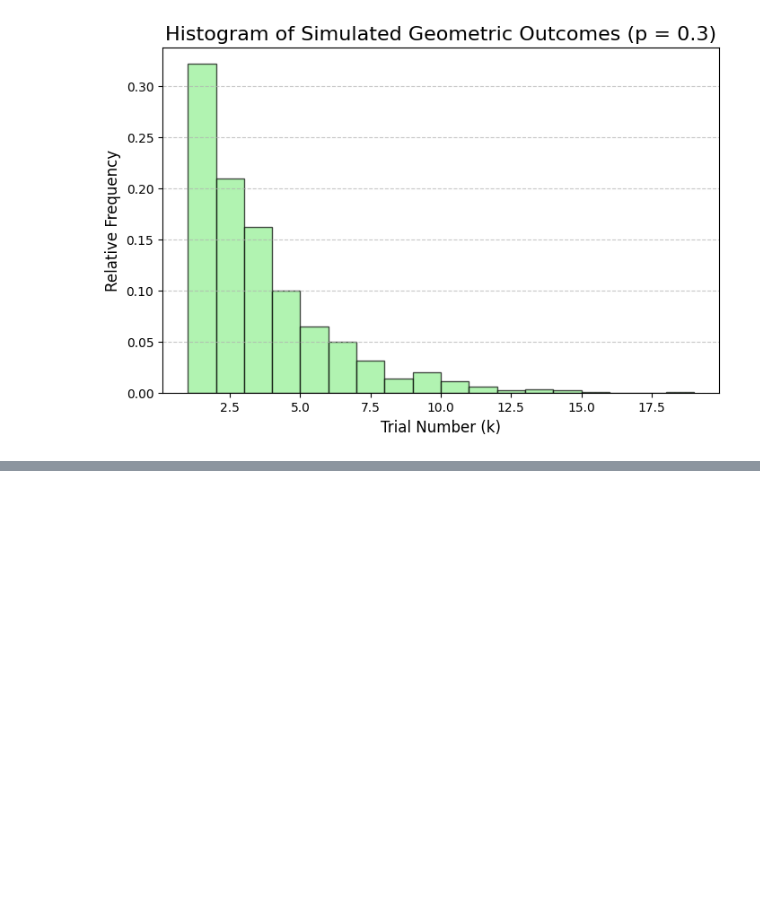
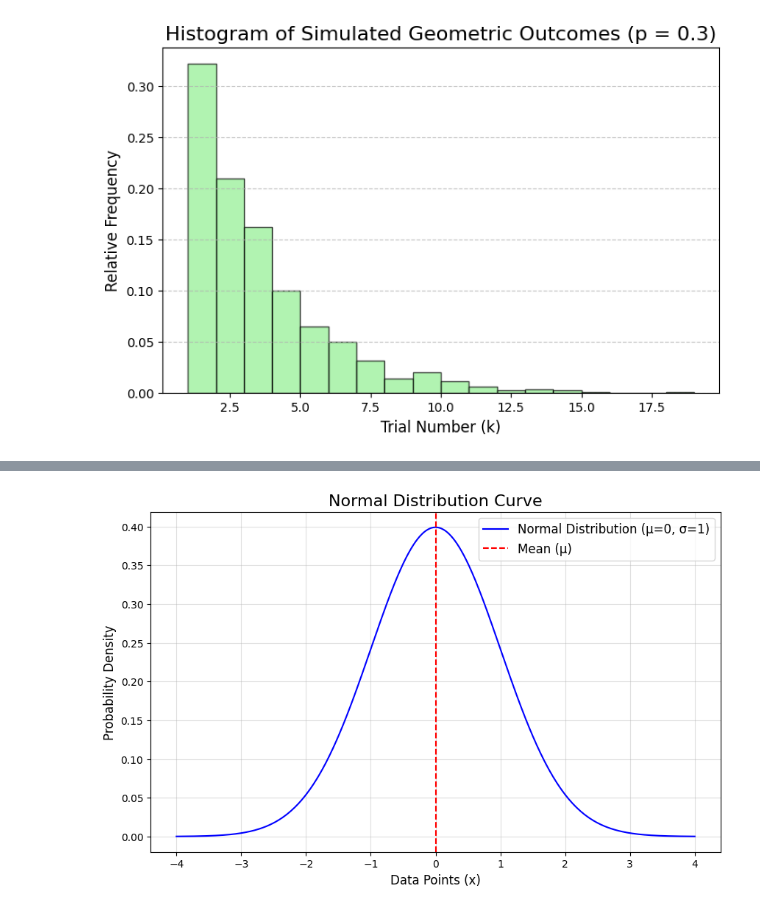
Before and after one commit to vigneshwarjayabal/Probability_and_statistic, a Jupyter notebook: Probability_Distribution.ipynb, the cells around one changed output, grey strips where cells are left out. Drawn from its saved outputs; the diff is of its cells as text; code cells hidden in the pictures; blank space fills up the shorter version.

```diff
--- a/Probability_Distribution.ipynb
+++ b/Probability_Distribution.ipynb
@@ -322,0 +371,27 @@ plt.show()
+# %%
+import numpy as np
+import matplotlib.pyplot as plt
+from scipy.stats import norm
+
+# Parameters of the Normal Distribution
+mean = 0       # Mean (μ)
+std_dev = 1    # Standard Deviation (σ)
+
+# Generate values for the x-axis (data points)
+x = np.linspace(-4, 4, 1000)
+
+# Calculate the Probability Density Function (PDF)
+pdf = norm.pdf(x, loc=mean, scale=std_dev)
+
+# Plot the Normal Distribution
+plt.figure(figsize=(10, 6))
+plt.plot(x, pdf, color='blue', label=f'Normal Distribution (μ={mean}, σ={std_dev})')
+plt.title("Normal Distribution Curve", fontsize=16)
+plt.xlabel("Data Points (x)", fontsize=12)
+plt.ylabel("Probability Density", fontsize=12)
+plt.grid(alpha=0.4)
+plt.axvline(mean, color='red', linestyle='--', label='Mean (μ)')
+plt.legend(fontsize=12)
+plt.show()
+# %% [output]
+[figure, added]
```
Also changed, not shown: parts of 38 cells of this notebook.
